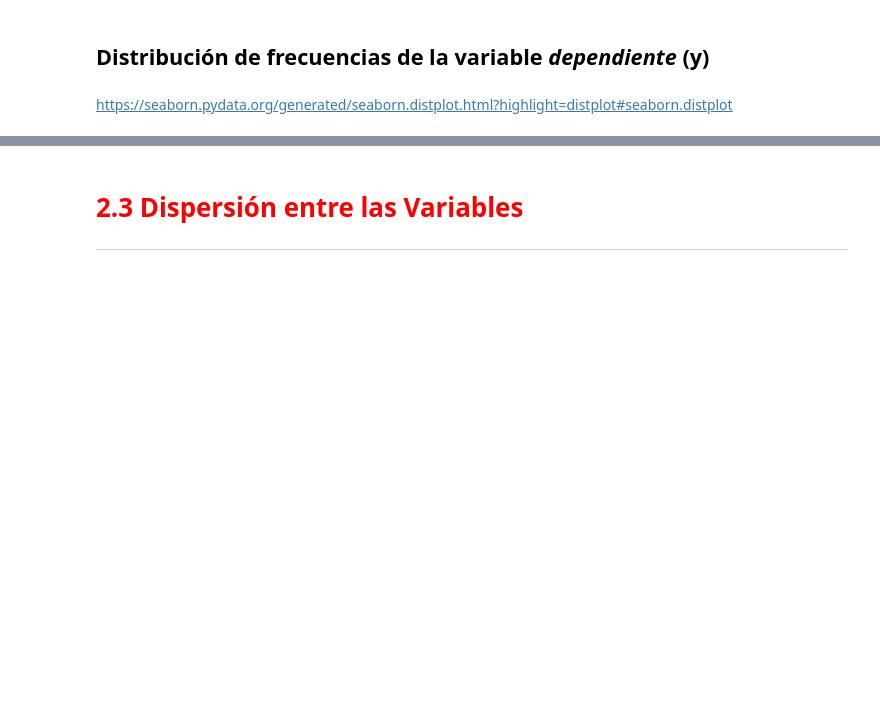
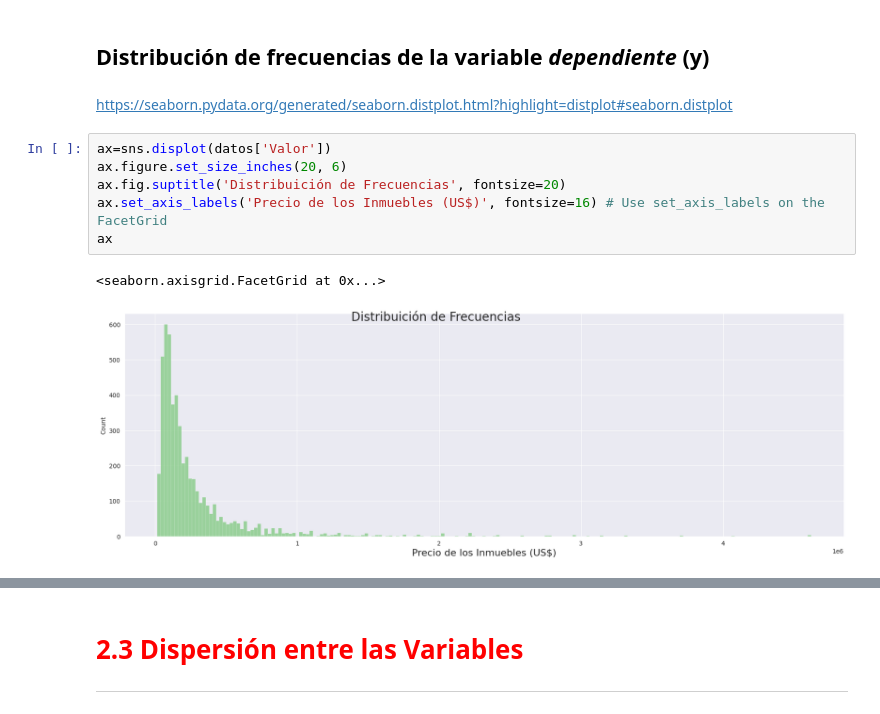
Before and after one commit to Tecindes/RegresionLineal_II, a Jupyter notebook: Regresión_Lineal_II.ipynb, the cells around one changed output, grey strips where cells are left out. Saved outputs shown, nothing was run; the diff lists cells and outputs as text; blank space fills up the shorter version.

```diff
--- a/Regresión_Lineal_II.ipynb
+++ b/Regresión_Lineal_II.ipynb
@@ -179,4 +179,13 @@ plot_box_with_thresholds(df, thresholds=[1.5, 2, 3])
 ## Distribución de frecuencias de la variable *dependiente* (y)
 # %% [markdown]
 https://seaborn.pydata.org/generated/seaborn.distplot.html?highlight=distplot#seaborn.distplot
+# %%
+ax=sns.displot(datos['Valor'])
+ax.figure.set_size_inches(20, 6)
+ax.fig.suptitle('Distribuición de Frecuencias', fontsize=20)
+ax.set_axis_labels('Precio de los Inmuebles (US$)', fontsize=16) # Use set_axis_labels on the FacetGrid
+ax
+# %% [output]
+<seaborn.axisgrid.FacetGrid at 0x...>
+[figure, added]
 # %%
```
Also changed, not shown: parts of 4 cells of this notebook.
